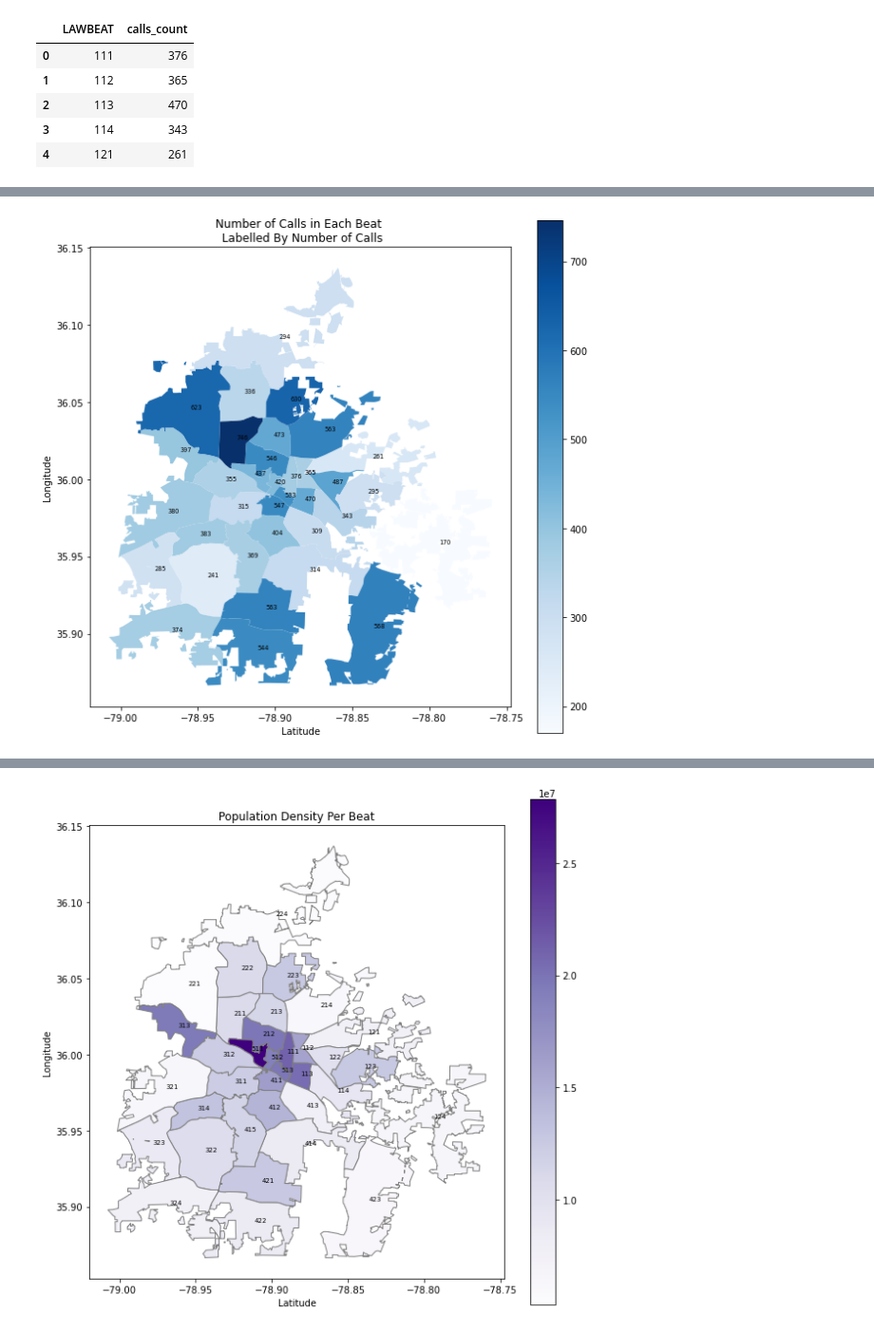
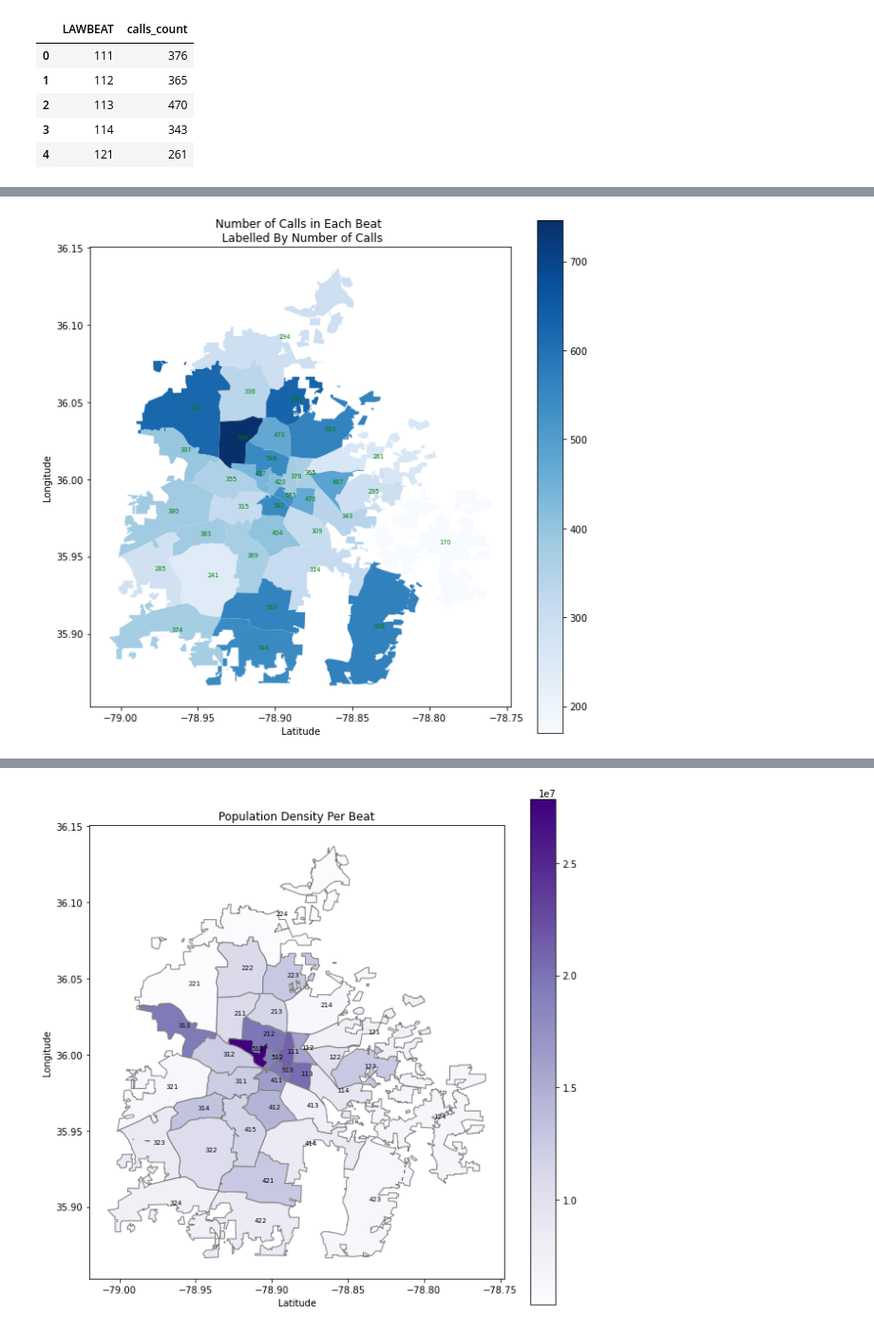
Before and after one commit to sadiesheridan/dataplus-project27-community-safety-durham, a Jupyter notebook: 10_code/Community Safety Call Analysis.ipynb, the cells around one changed output, grey strips where cells are left out. Shown at 95% size. Drawn from its saved outputs; the diff is of its cells as text; code cells hidden in the pictures.

```diff
--- a/10_code/Community Safety Call Analysis.ipynb
+++ b/10_code/Community Safety Call Analysis.ipynb
@@ -323,22 +323,22 @@ callcount_points.set_geometry('center', inplace=True)
 # %%
 #Plot choropleth map of number of priority 2-6 calls with merged data
 fig, ax = plt.subplots(figsize = (10,10))
 
 callcount_beat.plot(column='calls_count',
                          legend=True,
                          cmap="Blues", ax=ax, aspect=1);
 
 texts = []
 
 for x, y, label in zip(callcount_points.geometry.x, callcount_points.geometry.y, callcount_points["calls_count"]):
-    texts.append(plt.text(x, y, label, fontsize = 6.5))
+    texts.append(plt.text(x, y, label, fontsize = 6.5, color='Green'))
 
 ax.set(title='Number of Calls in Each Beat \n Labelled By Number of Calls')
 plt.xlabel("Latitude")
 plt.ylabel("Longitude")
 plt.show()
 # %% [output]
-[figure, old version]
+[figure, new version]
 # %%
 #Filter for just community safety beats
 callcount_beat_commsafe = callcount_beat.loc[callcount_beat['LAWBEAT'].isin(commsafe_list)]
```
Also changed, not shown: parts of 5 cells of this notebook.
